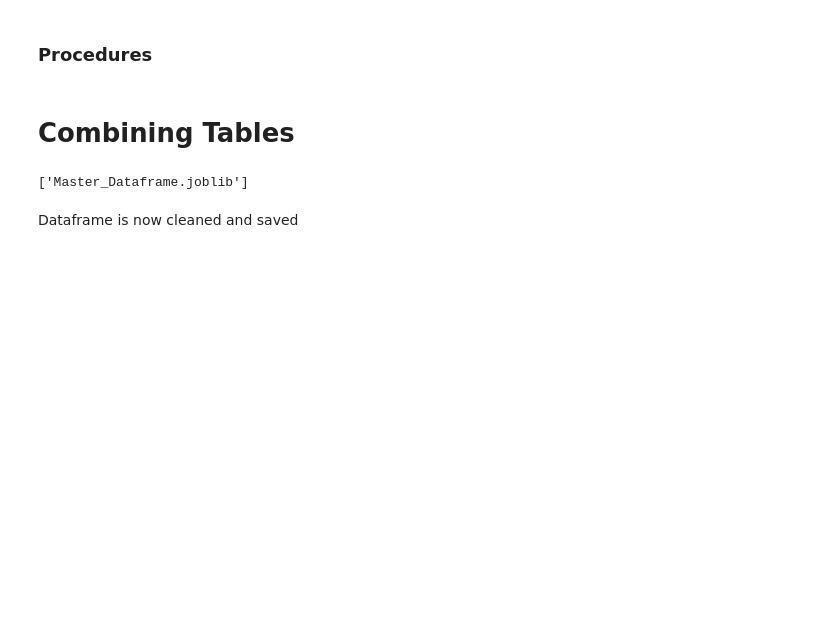
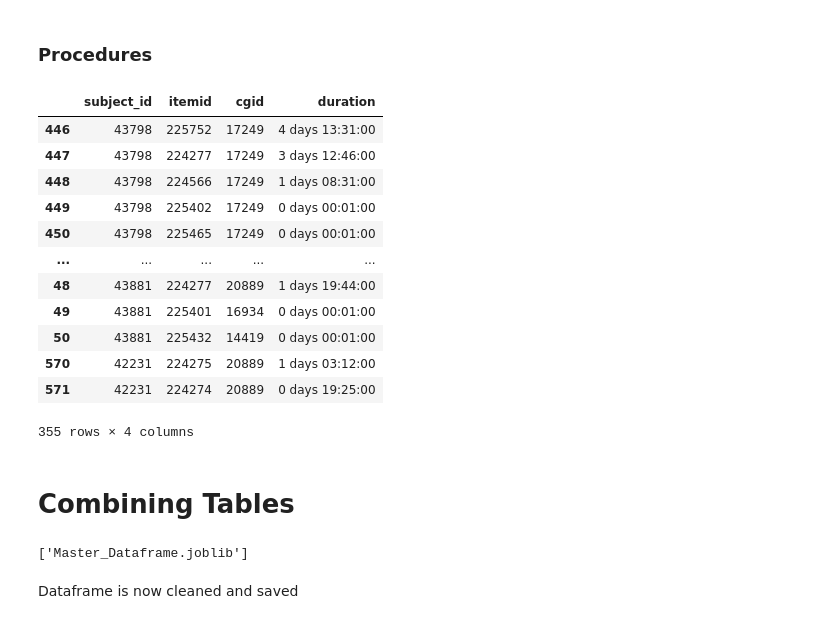
Before and after one commit to BoutM/30d_read.project, a Jupyter notebook: Data_Pipeline.ipynb, the cells around one changed output. Saved outputs shown, nothing was run; the diff lists cells and outputs as text; code cells hidden in the pictures; blank space fills up the shorter version.

```diff
--- a/Data_Pipeline.ipynb
+++ b/Data_Pipeline.ipynb
@@ -292,6 +278,22 @@ func.check_nan(pro_df)
 
 # Renaming
 procedures_df = pro_df
+# %%
+display(pro_df)
+# %% [output]
+|  | subject_id | itemid | cgid | duration |
+| 446 | 43798 | 225752 | 17249 | 4 days 13:31:00 |
+| 447 | 43798 | 224277 | 17249 | 3 days 12:46:00 |
+| 448 | 43798 | 224566 | 17249 | 1 days 08:31:00 |
+| 449 | 43798 | 225402 | 17249 | 0 days 00:01:00 |
+| 450 | 43798 | 225465 | 17249 | 0 days 00:01:00 |
+| ... | ... | ... | ... | ... |
+| 48 | 43881 | 224277 | 20889 | 1 days 19:44:00 |
+| 49 | 43881 | 225401 | 16934 | 0 days 00:01:00 |
+| 50 | 43881 | 225432 | 14419 | 0 days 00:01:00 |
+| 570 | 42231 | 224275 | 20889 | 1 days 03:12:00 |
+| 571 | 42231 | 224274 | 20889 | 0 days 19:25:00 |
+355 rows × 4 columns
 # %% [markdown]
 # Combining Tables
 # %%
```
Also changed, not shown: parts of 7 cells of this notebook, 1 other file.
